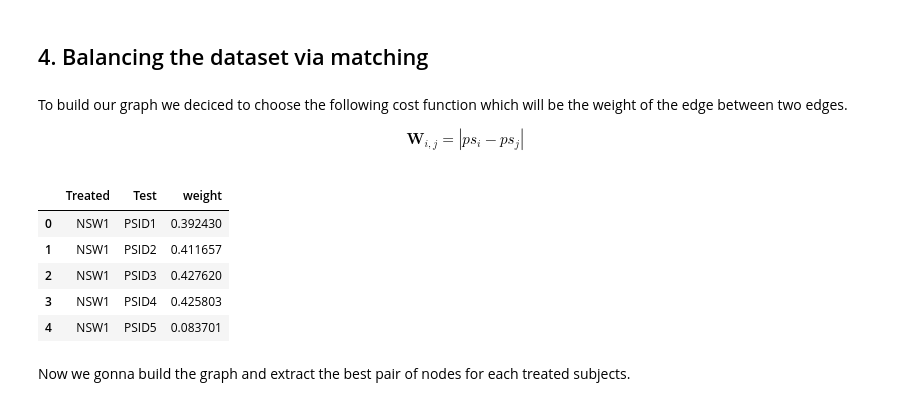
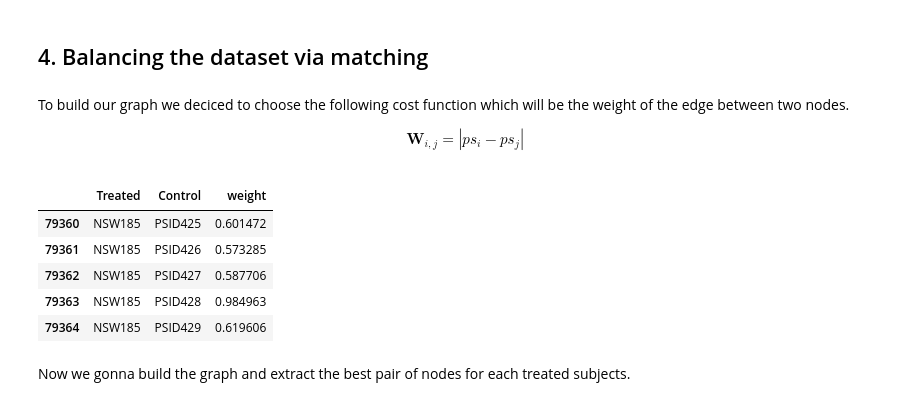
Before and after one commit to Roussaky/ada-EPFL, a Jupyter notebook: Homework4/Homework4.ipynb, the cells around one changed output. Cells and saved outputs as stored; diff of their text form; code cells hidden in the pictures.

```diff
--- a/Homework4/Homework4.ipynb
+++ b/Homework4/Homework4.ipynb
@@ -142,7 +142,7 @@ At first sight (naive analysis) we could say that the treatment doesn't help. Bu
 ## 3. A propensity score model
 # %%
 logistic = linear_model.LogisticRegression()
-X = lalonde_data.iloc[:,2:11]
+X = lalonde_data.iloc[:,2:10]
 Y = lalonde_data.treat
 logistic = logistic.fit(X.as_matrix(),np.int64(Y.as_matrix()))
 
@@ -179,26 +179,26 @@ As we can see the propensy score is much bigger for the treated person.
 # %% [markdown]
 ## 4. Balancing the dataset via matching
 # %% [markdown]
-To build our graph we deciced to choose the following cost function which will be the weight of the edge between two edges.
+To build our graph we deciced to choose the following cost function which will be the weight of the edge between two nodes.
 \begin{align}
 \mathbf W_{i,j}= |{ps_i - ps_j}|
 \end{align}
 # %%
-lalonde_weights = pd.DataFrame(columns=['Treated','Test','weight'])
+lalonde_weights = pd.DataFrame(columns=['Treated','Control','weight'])
 
 for treated in lalonde_treated[['id','Propensity_score']].iterrows():
     for test in lalonde_not_treated[['id','Propensity_score']].iterrows():
         cost = np.abs(treated[1]['Propensity_score'] - test[1]['Propensity_score'])
-        lalonde_weights.loc[len(lalonde_weights)] = [treated[1]['id'],test[1]['id'],cost]
+        lalonde_weights.loc[len(lalonde_weights)] = [treated[1]['id'],test[1]['id'], 1 - cost]
 
-lalonde_weights.head()
+lalonde_weights.tail()
 # %% [output]
-|  | Treated | Test | weight |
-| 0 | NSW1 | PSID1 | 0.392430 |
-| 1 | NSW1 | PSID2 | 0.411657 |
-| 2 | NSW1 | PSID3 | 0.427620 |
-| 3 | NSW1 | PSID4 | 0.425803 |
-| 4 | NSW1 | PSID5 | 0.083701 |
+|  | Treated | Control | weight |
+| 79360 | NSW185 | PSID425 | 0.601472 |
+| 79361 | NSW185 | PSID426 | 0.573285 |
+| 79362 | NSW185 | PSID427 | 0.587706 |
+| 79363 | NSW185 | PSID428 | 0.984963 |
+| 79364 | NSW185 | PSID429 | 0.619606 |
 # %% [markdown]
 Now we gonna build the graph and extract the best pair of nodes for each treated subjects.
 # %%
```
Also changed, not shown: parts of 5 cells of this notebook.
